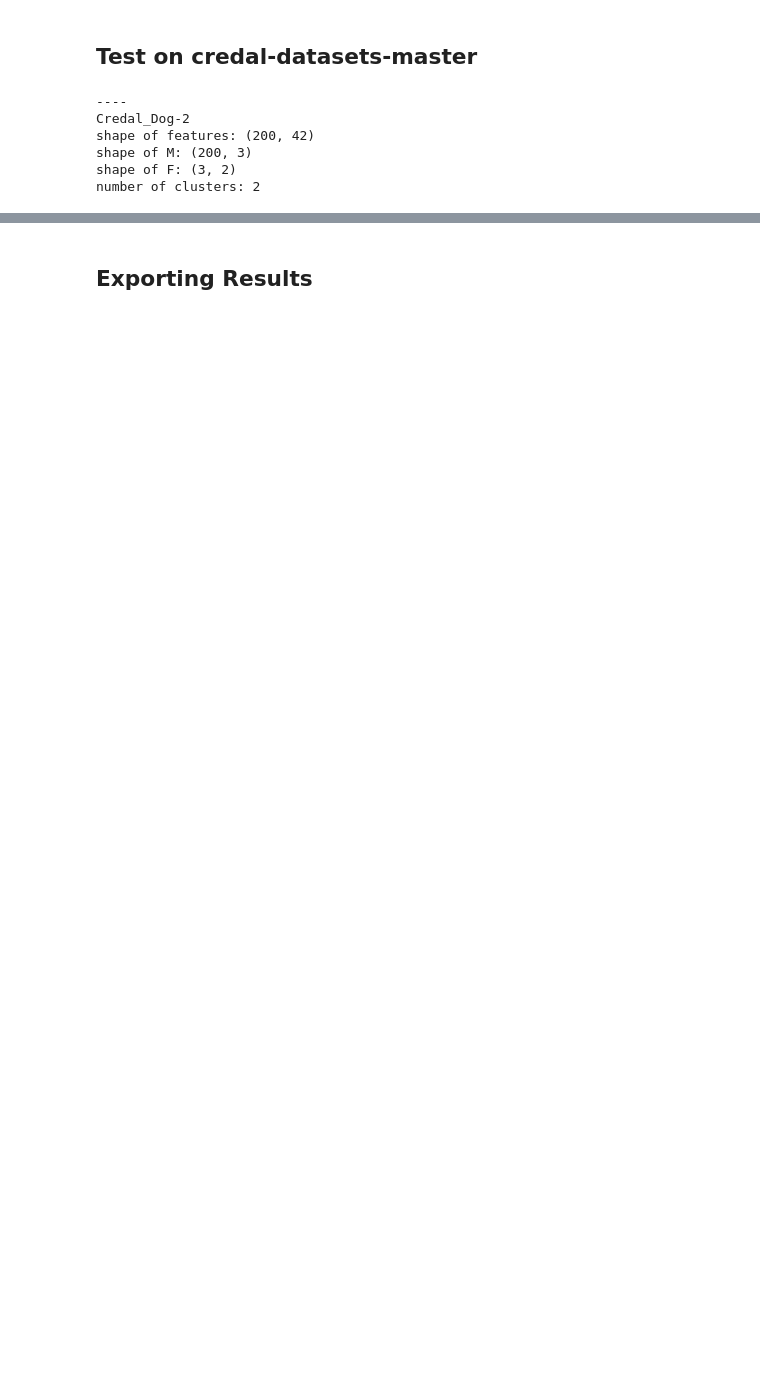
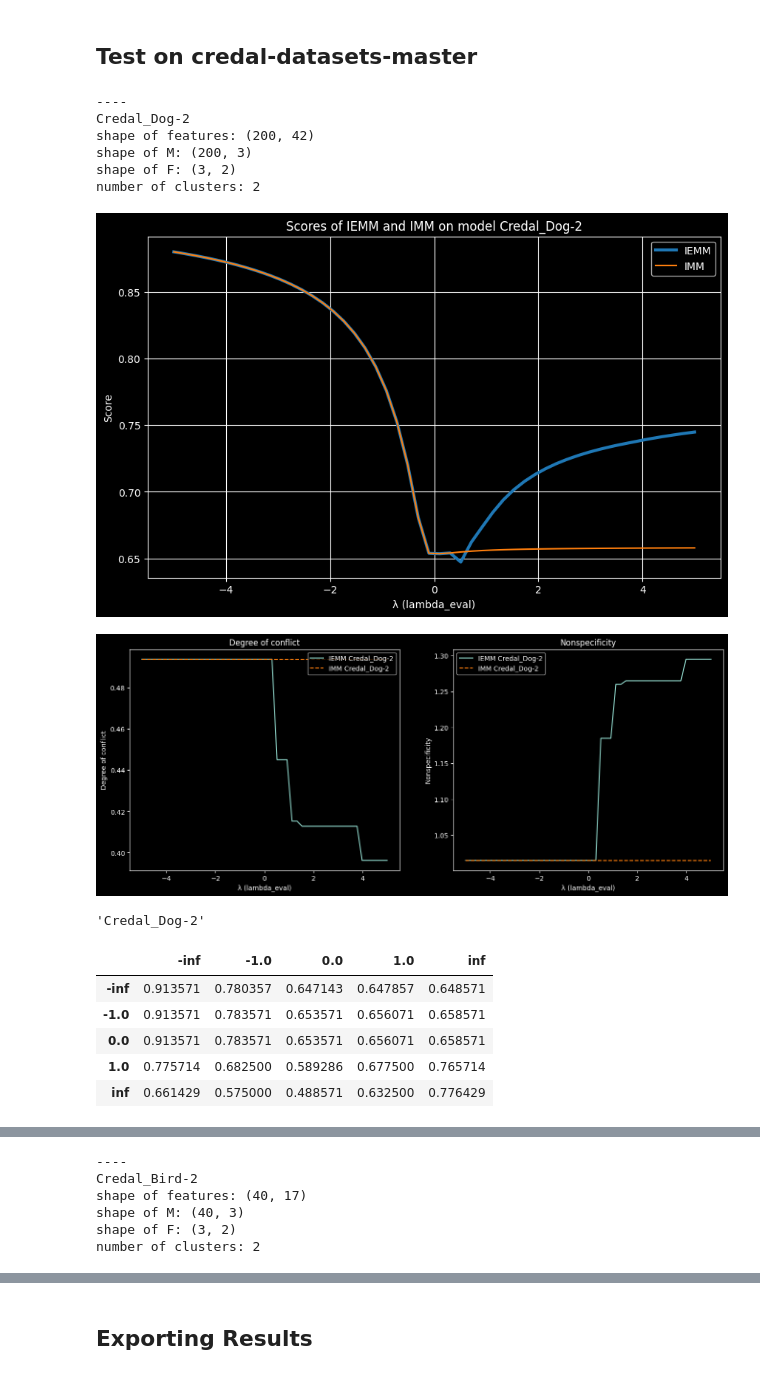
Before and after one commit to victorsouza89/iemm, a Jupyter notebook: experiments/main.ipynb, the cells around one changed output, grey strips where cells are left out. Saved outputs shown, nothing was run; the diff lists cells and outputs as text; code cells hidden in the pictures; blank space fills up the shorter version.

```diff
--- a/experiments/main.ipynb
+++ b/experiments/main.ipynb
@@ -255,38 +260,46 @@ for folder in os.listdir('credal-datasets-master'):
     M = M[:,1:]
     M = M / np.sum(M, axis=1)[:, np.newaxis]
 
-    if M.shape[1] > 25:
-        # if M.shape[1] > 5:
+    if M.shape[1] > 5:
         # too big for now, skip
         continue
 
     print('----')
     print(folder)
     print('shape of features:', features.shape)
     print('shape of M:', M.shape)
     print('shape of F:', F.shape)
     print('number of clusters:', number_clusters)
 
     # model_names : (mass, F, lambda_num)
     masses_to_test = {
         folder: (M, F, 1)
     }
 
     # run the iemm notebook
     folder_figs = folder_to_save_images + '/' + folder
     if not os.path.exists(folder_figs):
         os.makedirs(folder_figs)
 
     cmap = 'Set1'
     %run -i "iemm_notebook.ipynb"
 
     # scores come from the iemm_notebook
     all_scores.update(scores) # type: ignore
     validation_results.update(results) # type: ignore
 # %% [output]
 ----
 Credal_Dog-2
 shape of features: (200, 42)
 shape of M: (200, 3)
 shape of F: (3, 2)
 number of clusters: 2
+[figure, added]
+[figure, added]
+'Credal_Dog-2'
+|  | -inf | -1.0 | 0.0 | 1.0 | inf |
+| -inf | 0.913571 | 0.780357 | 0.647143 | 0.647857 | 0.648571 |
+| -1.0 | 0.913571 | 0.783571 | 0.653571 | 0.656071 | 0.658571 |
+| 0.0 | 0.913571 | 0.783571 | 0.653571 | 0.656071 | 0.658571 |
+| 1.0 | 0.775714 | 0.682500 | 0.589286 | 0.677500 | 0.765714 |
+| inf | 0.661429 | 0.575000 | 0.488571 | 0.632500 | 0.776429 |
@@ -292,0 +312,6 @@ number of clusters: 2
+----
+Credal_Bird-2
+shape of features: (40, 17)
+shape of M: (40, 3)
+shape of F: (3, 2)
+number of clusters: 2
```
Also changed, not shown: parts of 8 cells of this notebook, 52 other files.
